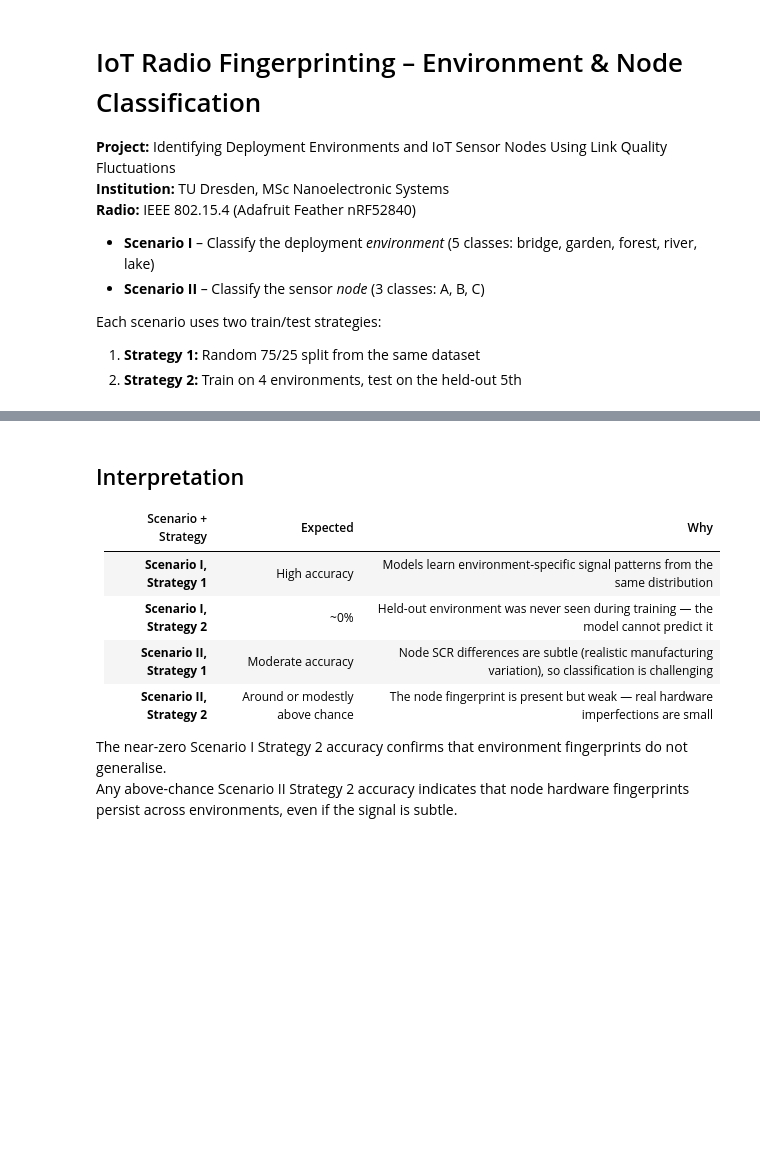
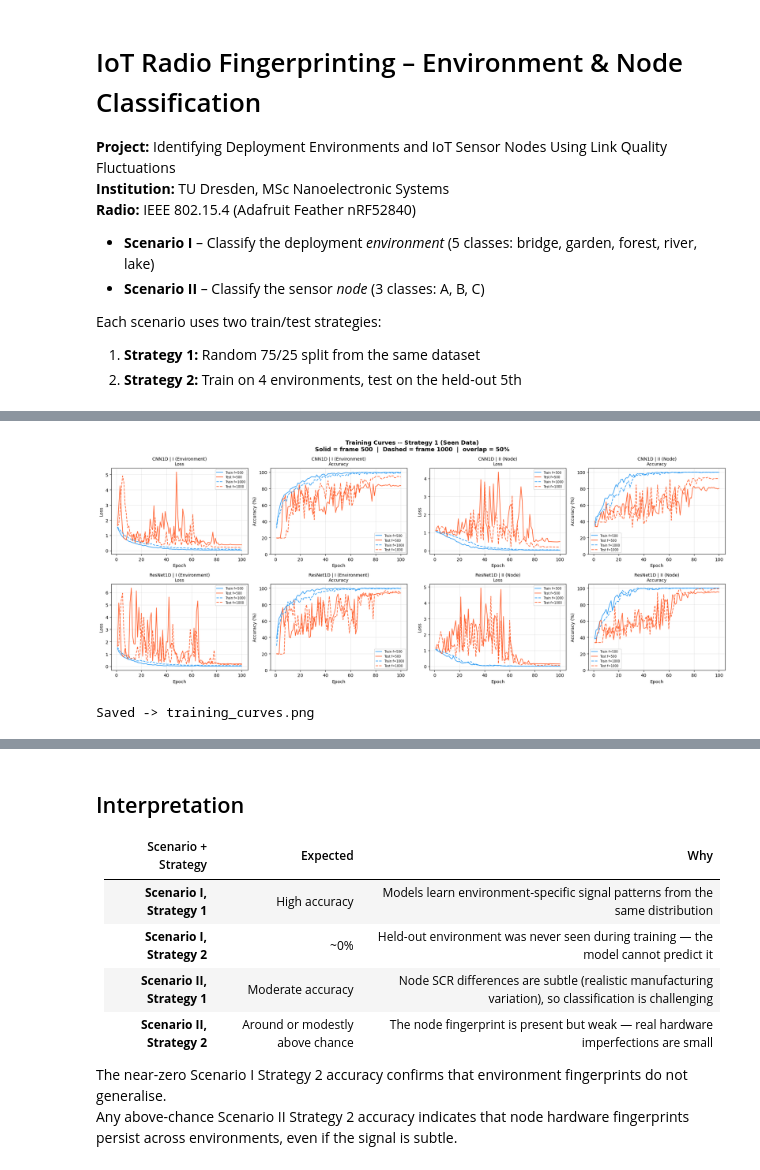
Before and after one commit to chappiethebot/iot_fingerprinting, a Jupyter notebook: iot_fingerprinting.ipynb, the cells around one changed output, grey strips where cells are left out. Saved outputs shown, nothing was run; the diff lists cells and outputs as text; code cells hidden in the pictures; blank space fills up the shorter version.

Commit message:
Update plotting to include frame=1000 graphs for all configurations

```diff
--- a/iot_fingerprinting.ipynb
+++ b/iot_fingerprinting.ipynb
@@ -387,46 +483,60 @@ print(f"All 32 experiments complete. {len(cm_store)} confusion matrices stored."
 # %%
 # Cell 8b – Training curves: Loss and Accuracy per epoch (Strategy 1)
-#           Diagnose overfitting (train >> test) or underfitting (both low)
+#           2x2 grid: Model x Scenario. Solid=frame500, Dashed=frame1000
 
-keys = sorted(history_store.keys())
-n = len(keys)
+combos = [
+    ("CNN1D",    "I (Environment)"),
+    ("CNN1D",    "II (Node)"),
+    ("ResNet1D", "I (Environment)"),
+    ("ResNet1D", "II (Node)"),
+]
 
-fig, axes = plt.subplots(n, 2, figsize=(14, 4 * n))
-if n == 1:
-    axes = axes.reshape(1, -1)
+fig, axes = plt.subplots(2, 4, figsize=(20, 8))
+fig.suptitle("Training Curves -- Strategy 1 (Seen Data)\n"
+             "Solid = frame 500  |  Dashed = frame 1000  |  overlap = 50%",
+             fontsize=13, fontweight="bold")
 
-fig.suptitle("Training Curves -- Strategy 1 (Seen Data)\n"
-             "Left: Loss  |  Right: Accuracy",
-             fontsize=14, fontweight="bold")
+for idx, (mname, scn) in enumerate(combos):
+    row = idx // 2
+    col_base = (idx % 2) * 2
 
-for i, key in enumerate(keys):
-    model_name, scenario_label, frame_size, overlap = key
-    hist = history_store[key]
-    epochs_range = range(1, len(hist["train_loss"]) + 1)
-    title = f"{model_name} | {scenario_label} | f={frame_size} o={int(overlap*100)}%"
+    ax_loss = axes[row][col_base]
+    ax_acc  = axes[row][col_base + 1]
+    title = f"{mname} | {scn}"
 
-    # Loss
-    ax = axes[i][0]
-    ax.plot(epochs_range, hist["train_loss"], label="Train Loss", color="#2196F3")
-    if hist["test_loss"]:
-        ax.plot(epochs_range, hist["test_loss"], label="Test Loss",
-                color="#FF5722", linestyle="--")
-    ax.set_xlabel("Epoch"); ax.set_ylabel("Loss")
-    ax.set_title(title); ax.legend(fontsize=8); ax.grid(True, alpha=0.3)
+    for fs, ls in [(500, "-"), (1000, "--")]:
+        key = (mname, scn, fs, 0.5)
+        if key not in history_store:
+            continue
+        hist = history_store[key]
+        ep = range(1, len(hist["train_loss"]) + 1)
 
-    # Accuracy
-    ax = axes[i][1]
-    ax.plot(epochs_range, [a*100 for a in hist["train_acc"]],
-            label="Train Acc", color="#2196F3")
-    if hist["test_acc"]:
-        ax.plot(epochs_range, [a*100 for a in hist["test_acc"]],
-                label="Test Acc", color="#FF5722", linestyle="--")
-    ax.set_xlabel("Epoch"); ax.set_ylabel("Accuracy (%)")
-    ax.set_title(title); ax.legend(fontsize=8); ax.grid(True, alpha=0.3)
-    ax.set_ylim(0, 105)
+        ax_loss.plot(ep, hist["train_loss"], ls, color="#2196F3",
+                     label=f"Train f={fs}", alpha=0.9)
+        if hist["test_loss"]:
+            ax_loss.plot(ep, hist["test_loss"], ls, color="#FF5722",
+                         label=f"Test f={fs}", alpha=0.9)
+
+        ax_acc.plot(ep, [a*100 for a in hist["train_acc"]], ls,
+                    color="#2196F3", label=f"Train f={fs}", alpha=0.9)
+        if hist["test_acc"]:
+            ax_acc.plot(ep, [a*100 for a in hist["test_acc"]], ls,
+                        color="#FF5722", label=f"Test f={fs}", alpha=0.9)
+
+    ax_loss.set_title(f"{title}\nLoss", fontsize=10)
+    ax_loss.set_xlabel("Epoch"); ax_loss.set_ylabel("Loss")
+    ax_loss.legend(fontsize=7); ax_loss.grid(True, alpha=0.3)
+
+    ax_acc.set_title(f"{title}\nAccuracy", fontsize=10)
+    ax_acc.set_xlabel("Epoch"); ax_acc.set_ylabel("Accuracy (%)")
+    ax_acc.legend(fontsize=7); ax_acc.grid(True, alpha=0.3)
+    ax_acc.set_ylim(0, 105)
 
 plt.tight_layout()
 plt.savefig("training_curves.png", dpi=150, bbox_inches="tight")
 plt.show()
 print("Saved -> training_curves.png")
+# %% [output]
+[figure, added]
+Saved -> training_curves.png
 # %%
```
Also changed, not shown: parts of 13 cells of this notebook, 11 other files.
